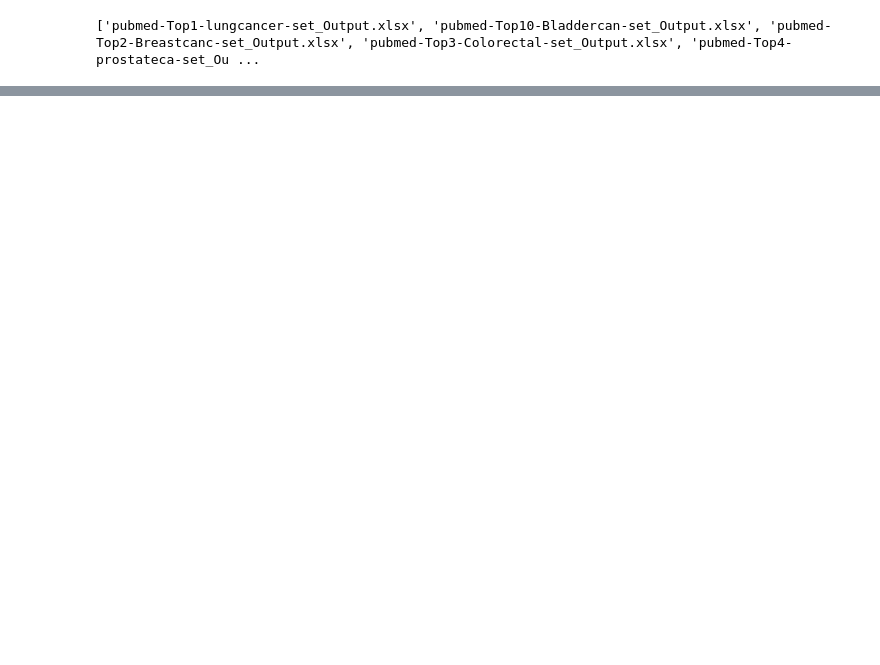
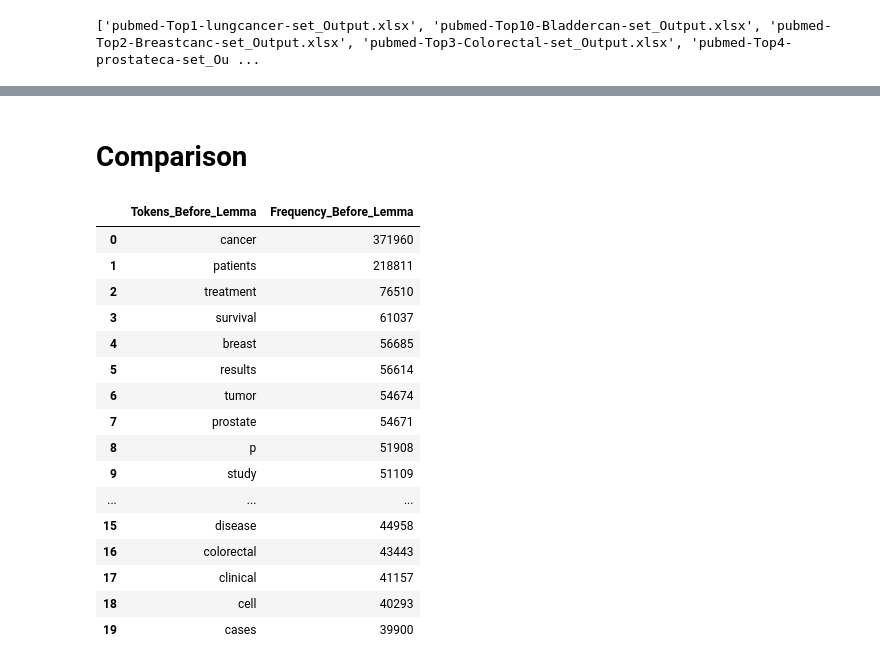
Before and after one commit to kholishotula/TextMining_HomeWork1, a Jupyter notebook: Program/Home Work I (multi line).ipynb, the cells around one changed output, grey strips where cells are left out. Saved outputs shown, nothing was run; the diff lists cells and outputs as text; code cells hidden in the pictures; blank space fills up the shorter version.

```diff
--- a/Program/Home Work I (multi line).ipynb
+++ b/Program/Home Work I (multi line).ipynb
@@ -147,0 +328,29 @@ PubMed_Articles.to_excel(GatheredOutputFile)
+# %% [markdown]
+<h1>Comparison</h1>
+# %%
+import pandas as pd
+
+Before_Lemma_File = '../Output/Multi_Line/PubMed_Top1-10_Title_Abstract_NumCommonTokens_20_NoStopword.csv'
+
+PubMed_Title_Abstract_20_NoStopword = pd.read_csv(Before_Lemma_File, delimiter=',')
+PubMed_Title_Abstract_20_NoStopword = pd.DataFrame(PubMed_Title_Abstract_20_NoStopword, columns=['Tokens','Frequency'])
+PubMed_Title_Abstract_20_NoStopword = PubMed_Title_Abstract_20_NoStopword.rename(columns={'Tokens': 'Tokens_Before_Lemma', 'Frequency': 'Frequency_Before_Lemma'})
+PubMed_Title_Abstract_20_NoStopword
+# %% [output]
+|  | Tokens_Before_Lemma | Frequency_Before_Lemma |
+| 0 | cancer | 371960 |
+| 1 | patients | 218811 |
+| 2 | treatment | 76510 |
+| 3 | survival | 61037 |
+| 4 | breast | 56685 |
+| 5 | results | 56614 |
+| 6 | tumor | 54674 |
+| 7 | prostate | 54671 |
+| 8 | p | 51908 |
+| 9 | study | 51109 |
+| ... | ... | ... |
+| 15 | disease | 44958 |
+| 16 | colorectal | 43443 |
+| 17 | clinical | 41157 |
+| 18 | cell | 40293 |
+| 19 | cases | 39900 |
```
Also changed, not shown: parts of 25 cells of this notebook, 31 other files.
